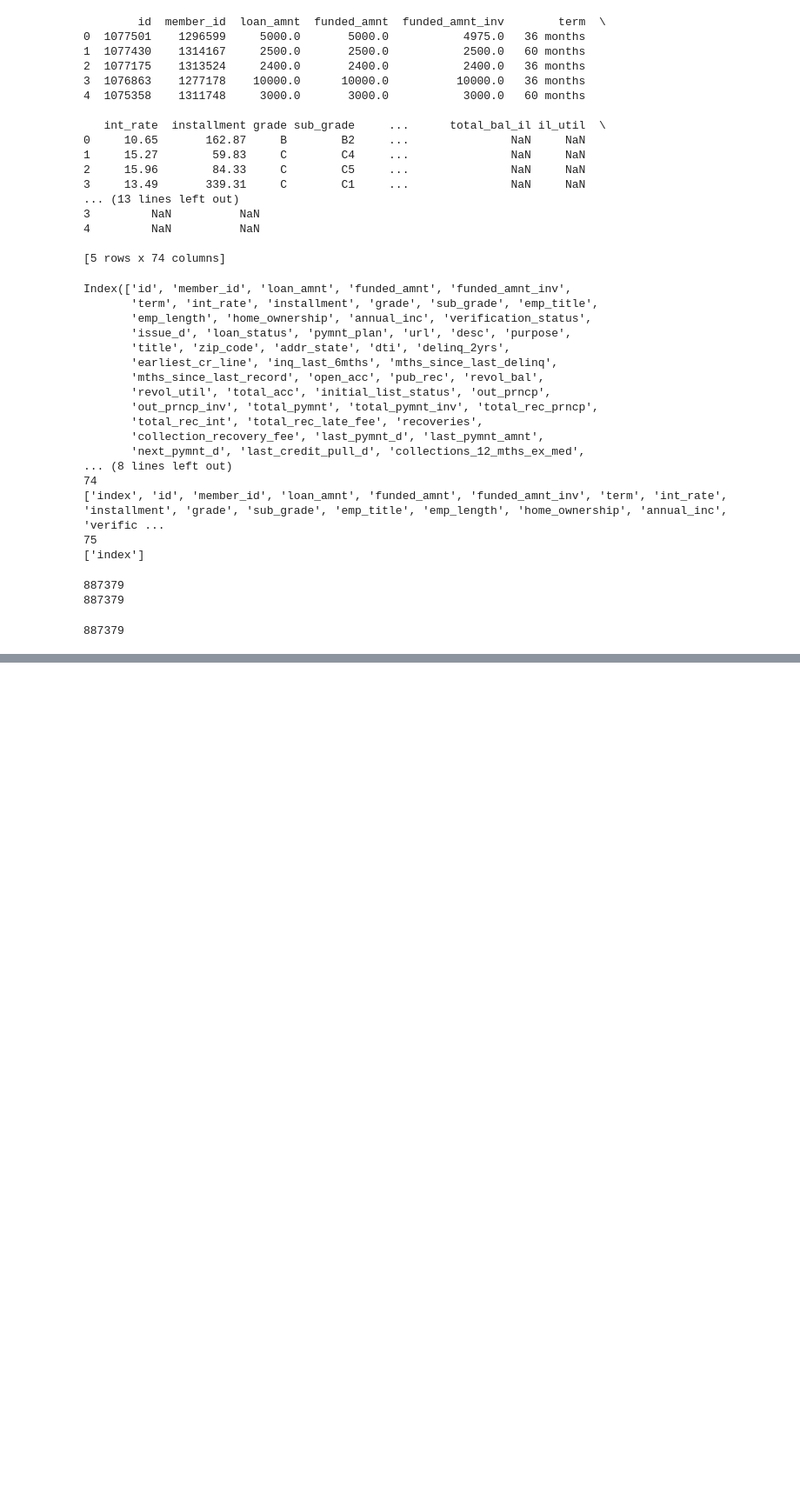
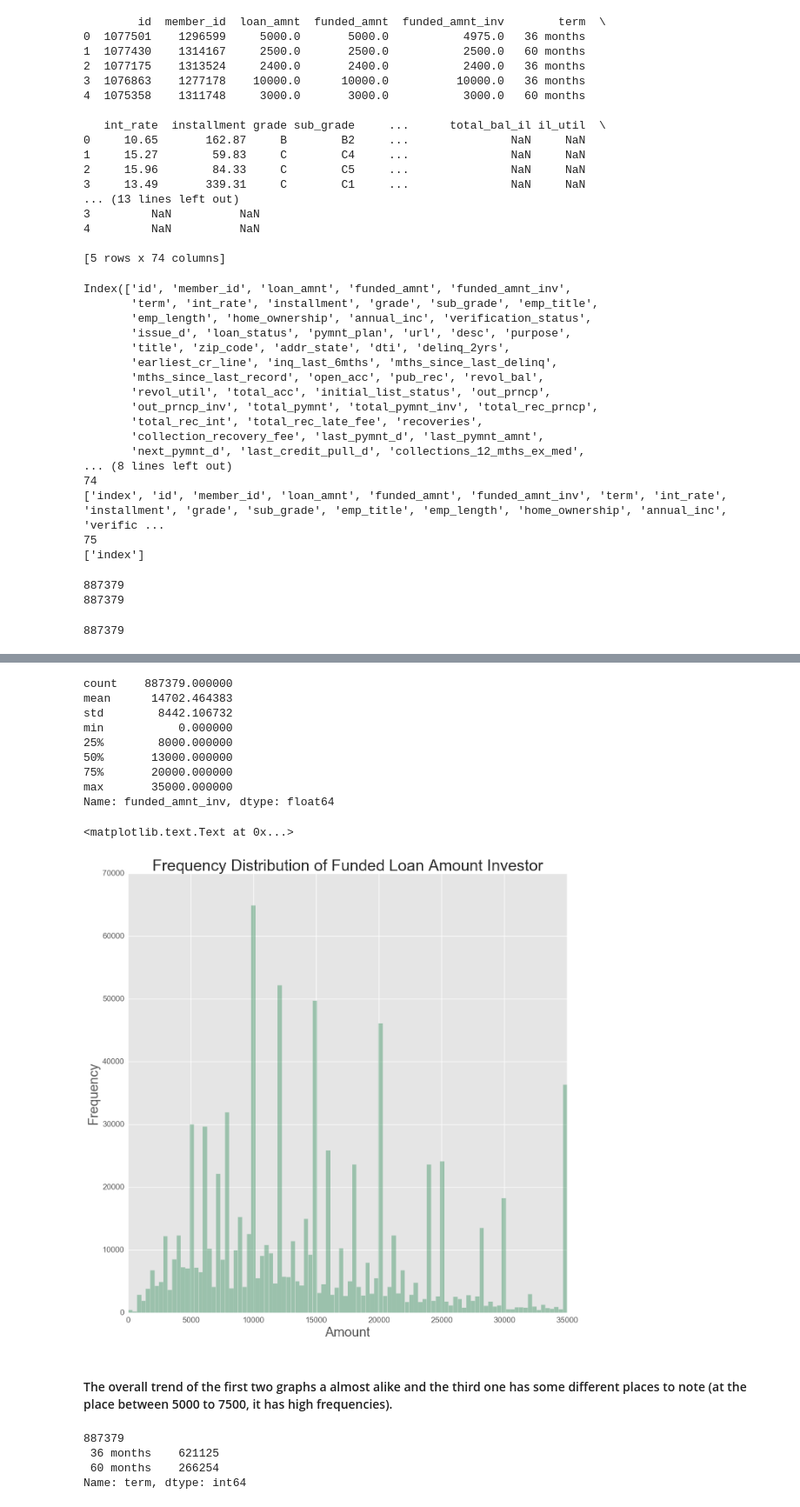
Before and after one commit to lwkuant/Side_project_Lending_club, a Jupyter notebook: Lending_club.ipynb, the cells around one changed output, grey strips where cells are left out. Shown: that part at 87% size. Cells and saved outputs as stored; diff of their text form; code cells hidden in the pictures; blank space fills up the shorter version.

```diff
--- a/Lending_club.ipynb
+++ b/Lending_club.ipynb
@@ -105,0 +142,37 @@ Name: loan_amnt, dtype: float64
+# %%
+## Column: funded_amnt_inv
+print(loan['funded_amnt_inv'].describe()) # looks like the distribution is near normal
+
+# visualization: the distribution of loan amount
+import matplotlib
+matplotlib.style.use('ggplot')
+fig, axes = plt.subplots(figsize=[15, 15])
+axes.tick_params(labelsize=15)
+sns.distplot(loan['funded_amnt_inv'], bins=100, kde=False, color='#2E8B57')
+axes.set_title('Frequency Distribution of Funded Loan Amount Investor', fontsize=30)
+axes.set_xlabel('Amount', fontsize=25)
+axes.set_ylabel('Frequency', fontsize=25)
+#plt.savefig('Funded_loan_amount_inv_distribution.png', dpi=300) # there are some amounts with extremely high frequency
+# %% [output]
+count    887379.000000
+mean      14702.464383
+std        8442.106732
+min           0.000000
+25%        8000.000000
+50%       13000.000000
+75%       20000.000000
+max       35000.000000
+Name: funded_amnt_inv, dtype: float64
+<matplotlib.text.Text at 0x...>
+[figure, added]
+# %% [markdown]
+#### The overall trend of the first two graphs a almost alike and the third one has some different places to note (at the place between 5000 to 7500, it has high frequencies).
+# %%
+## Column: term
+print(len(loan['term']))
+print(loan['term'].value_counts()) # it only has two types of term, 36 and 60 months
+# %% [output]
+887379
+ 36 months    621125
+ 60 months    266254
+Name: term, dtype: int64
```
Also changed, not shown: parts of 3 cells of this notebook.
